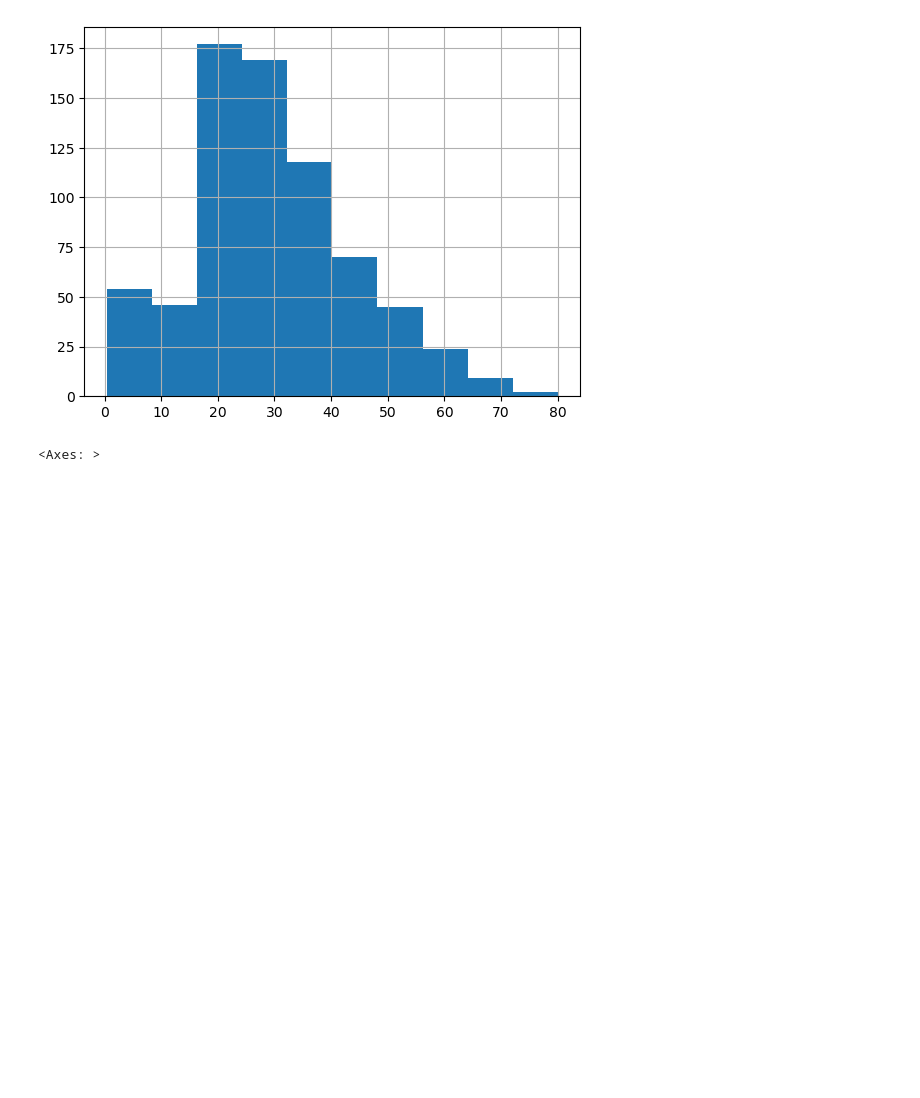
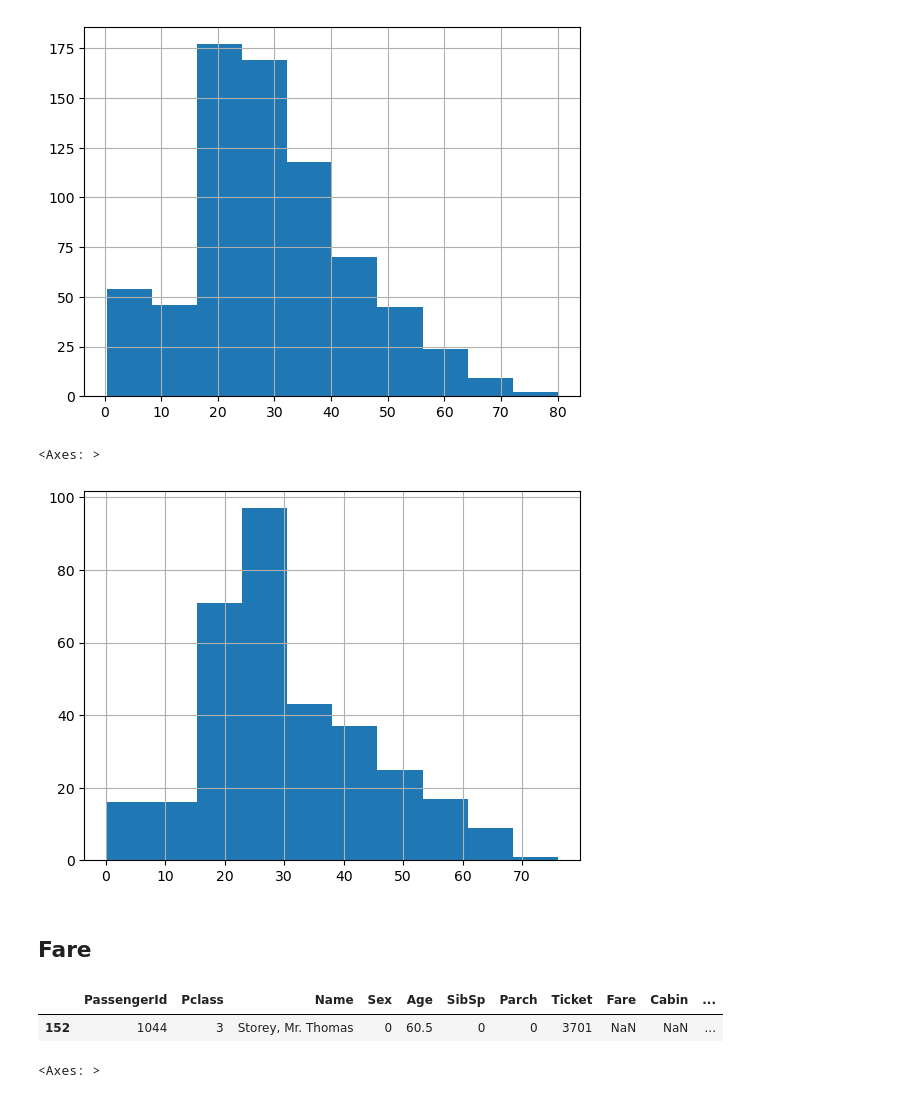
Before and after one commit to Chocomilkteaa/Titanic, a Jupyter notebook: eda.ipynb, the cells around one changed output. Drawn from its saved outputs; the diff is of its cells as text; code cells hidden in the pictures; blank space fills up the shorter version.

```diff
--- a/eda.ipynb
+++ b/eda.ipynb
@@ -102,4 +107,7 @@ test_data.describe(include=['O'])
 | unique | 418 | 2 | 363 | 76 | 3 |
 | top | Kelly, Mr. James | male | PC 17608 | B57 B59 B63 B66 | S |
 | freq | 1 | 266 | 5 | 3 | 270 |
+# %%
+train_data['Sex'] = train_data['Sex'].map({'male':0, 'female':1})
+test_data['Sex'] = test_data['Sex'].map({'male':0, 'female':1})
 # %% [markdown]
@@ -182,6 +233,18 @@ train_data['Age'].hist()
 # %% [output]
 <Axes: >
 [figure]
+# %%
+test_data['Age'].hist()
+# %% [output]
+<Axes: >
+[figure, added]
+# %% [markdown]
+## Fare
+# %%
+test_data.loc[test_data['Fare'].isnull()]
+# %% [output]
+|  | PassengerId | Pclass | Name | Sex | Age | SibSp | Parch | Ticket | Fare | Cabin | ... |
+| 152 | 1044 | 3 | Storey, Mr. Thomas | 0 | 60.5 | 0 | 0 | 3701 | NaN | NaN | ... |
 # %%
 train_data['Fare'].hist()
 # %% [output]
```
Also changed, not shown: parts of 213 cells of this notebook, 1 other file.
